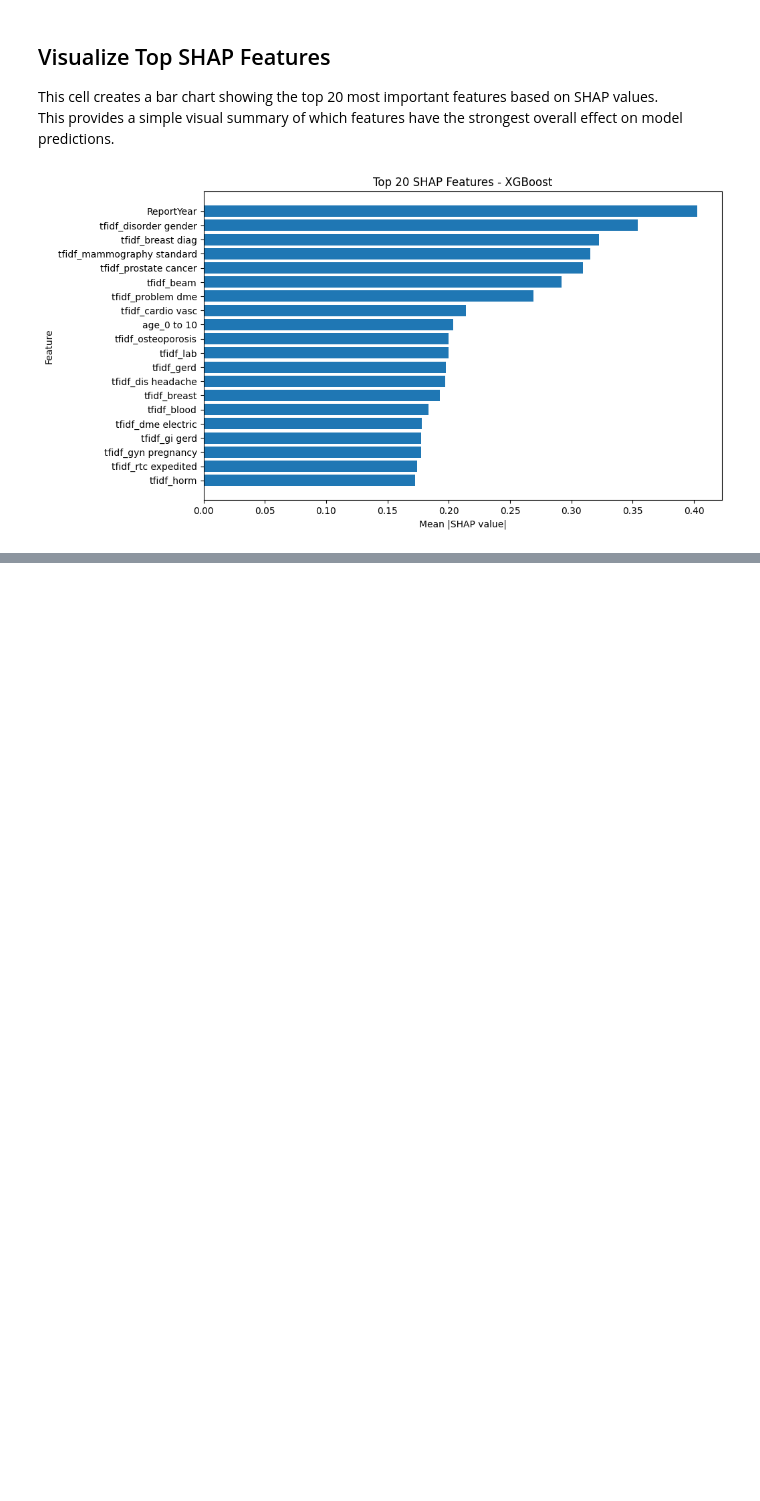
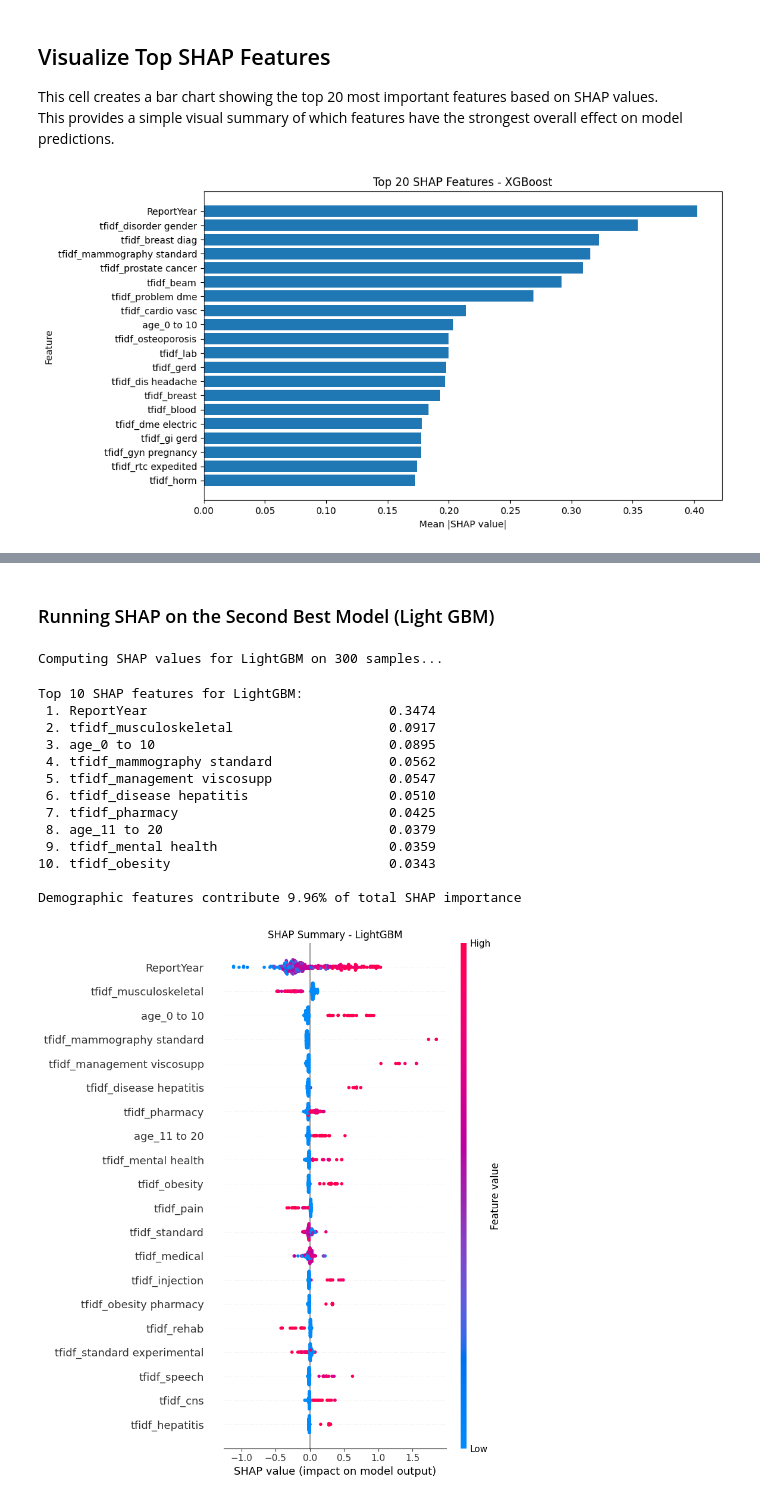
Before and after one commit to AnoshaRehan/insurance-bias-analysis, a Jupyter notebook: notebooks/bias_analysis.ipynb, the cells around one changed output, grey strips where cells are left out. Saved outputs shown, nothing was run; the diff lists cells and outputs as text; code cells hidden in the pictures; blank space fills up the shorter version.

Commit message:
Added light gbm shap results

```diff
--- a/notebooks/bias_analysis.ipynb
+++ b/notebooks/bias_analysis.ipynb
@@ -1111,0 +1114,33 @@ plt.show()
+# %% [markdown]
+### Running SHAP on the Second Best Model (Light GBM)
+# %%
+os.makedirs(OUTPUT_DIR, exist_ok=True)
+
+model_name = performance_df.index[1]
+model = models[model_name]
+
+model_shap = run_shap_analysis(
+    model=model,
+    model_name=model_name,
+    X_test=X_test,
+    feature_names=feature_names,
+    sens_test=sens_test,
+    output_dir=OUTPUT_DIR,
+    max_samples=300
+)
+# %% [output]
+Computing SHAP values for LightGBM on 300 samples...
+Top 10 SHAP features for LightGBM:
+ 1. ReportYear                               0.3474
+ 2. tfidf_musculoskeletal                    0.0917
+ 3. age_0 to 10                              0.0895
+ 4. tfidf_mammography standard               0.0562
+ 5. tfidf_management viscosupp               0.0547
+ 6. tfidf_disease hepatitis                  0.0510
+ 7. tfidf_pharmacy                           0.0425
+ 8. age_11 to 20                             0.0379
+ 9. tfidf_mental health                      0.0359
+10. tfidf_obesity                            0.0343
+
+Demographic features contribute 9.96% of total SHAP importance
+[figure, added]
```
Also changed, not shown: parts of 6 cells of this notebook.
